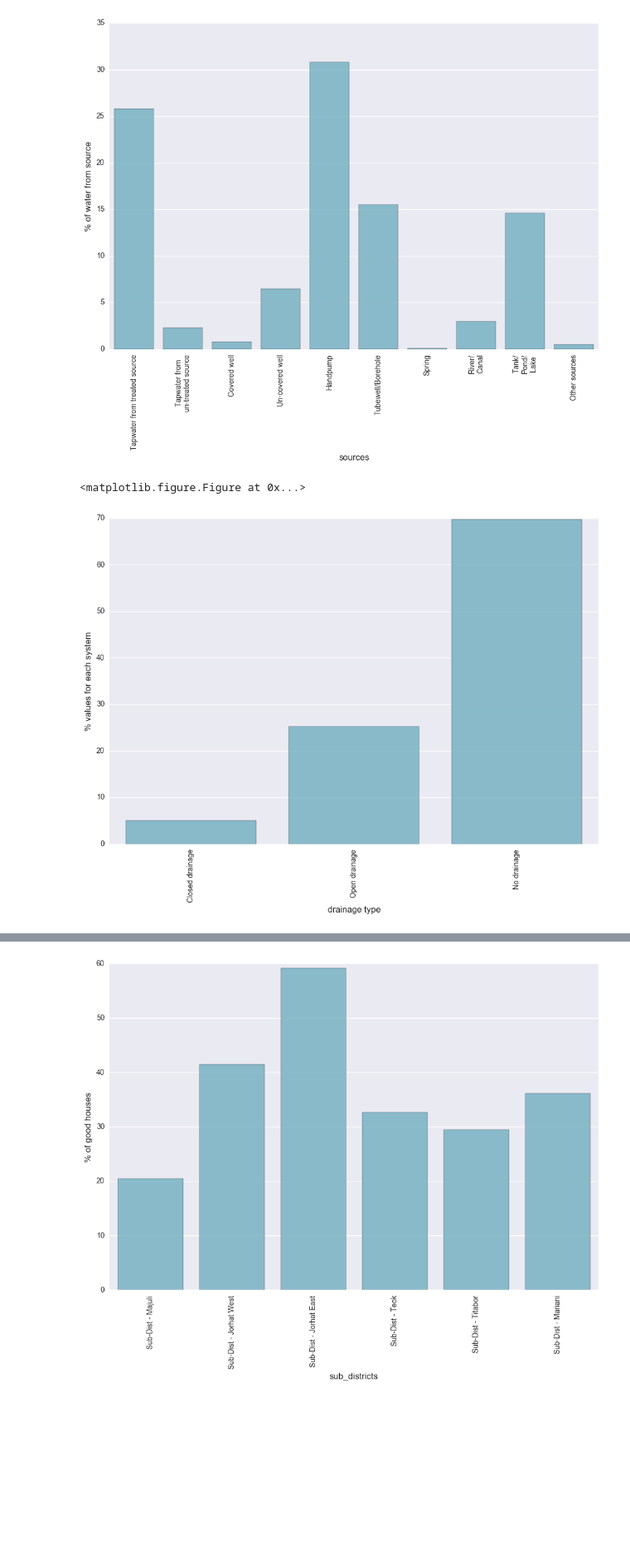
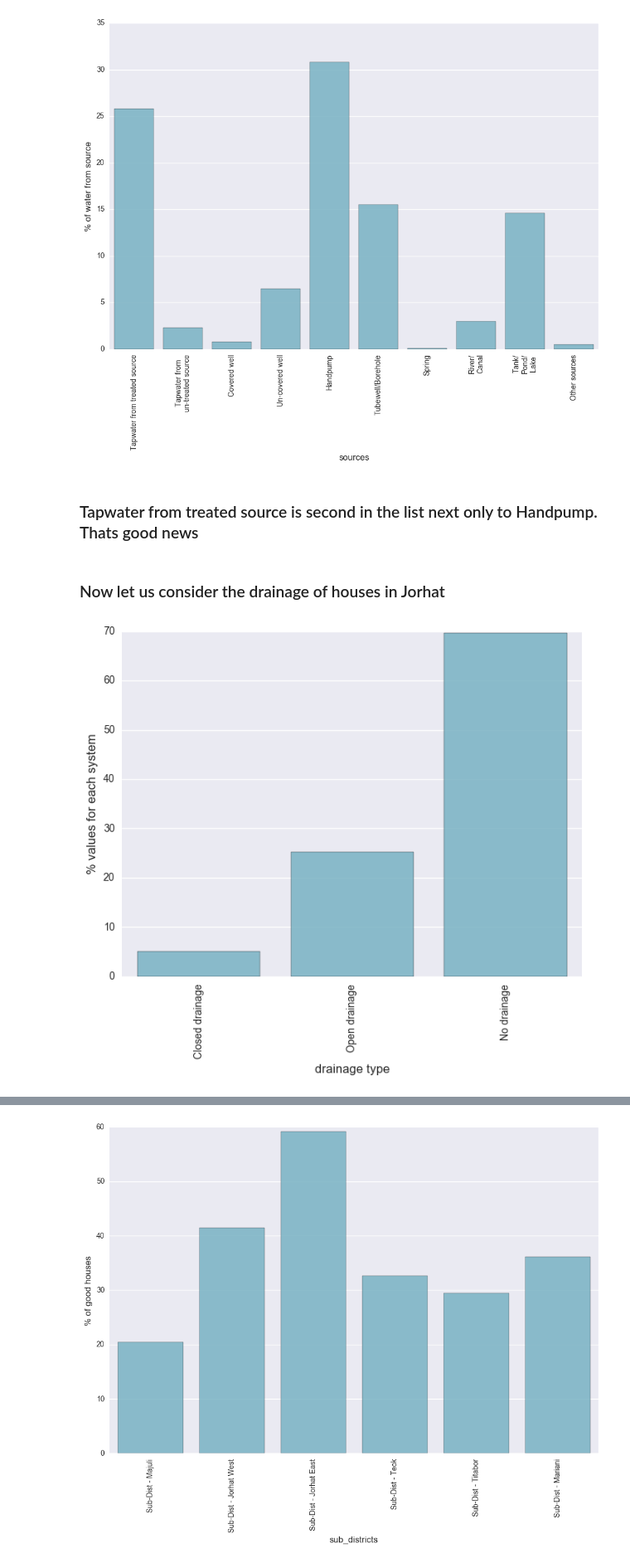
Before and after one commit to Ankur19/Exploratory-data-analysis-on-census-2011-data-of-Jorhat-District, a Jupyter notebook: Jorhat_census_edt.ipynb, the cells around one changed output, grey strips where cells are left out. Shown at 83% size. Saved outputs shown, nothing was run; the diff lists cells and outputs as text; code cells hidden in the pictures; blank space fills up the shorter version.

```diff
--- a/Jorhat_census_edt.ipynb
+++ b/Jorhat_census_edt.ipynb
@@ -55,17 +72,19 @@ plt.xticks(rotation='vertical')
 plt.show()
 # %% [output]
 [figure]
+# %% [markdown]
+### Tapwater from treated source is second in the list next only to Handpump. Thats good news
+# %% [markdown]
+### Now let us consider the drainage of houses in Jorhat
 # %%
-# Now let us consider the drainage of houses in jorhat.
-plt.figure(figsize=(12,8))
+plt.figure(figsize=(8,6))
 values = list(df_district.ix[0,105:108])
 labels = df_new.ix[105:107].reset_index()
 labels = list(labels[0])
 sns.barplot(labels, values, alpha=0.8, color=color[5])
 plt.ylabel('% values for each system', fontsize=12)
 plt.xlabel('drainage type', fontsize=12)
 plt.xticks(rotation='vertical')
 plt.show()
 # %% [output]
-<matplotlib.figure.Figure at 0x...>
-[figure, old version]
+[figure, new version]
```
Also changed, not shown: parts of 33 cells of this notebook.
